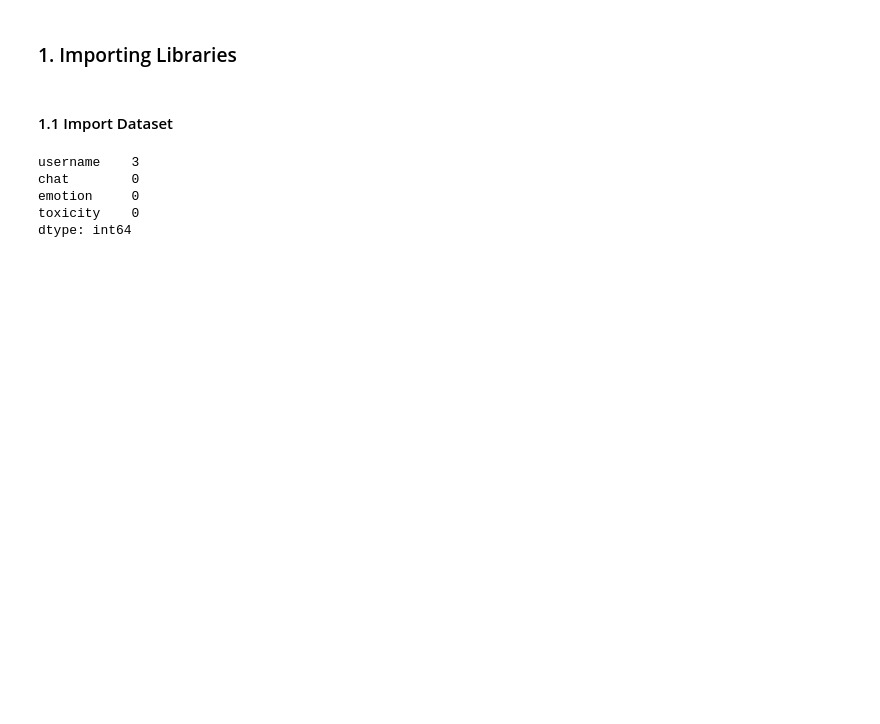
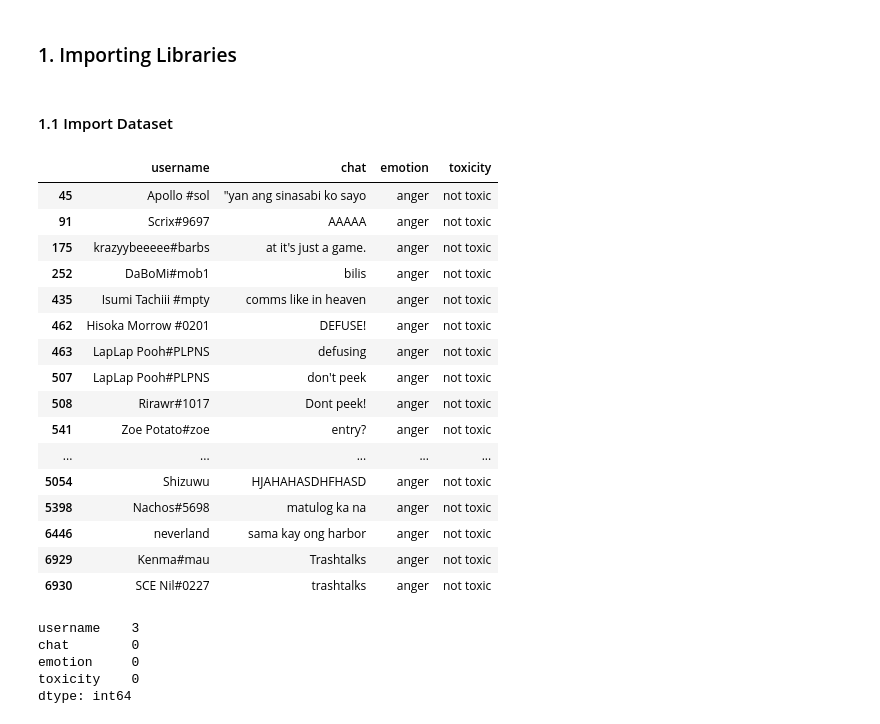
Before and after one commit to cooldragon12/model-multitask-learning, a Jupyter notebook: src/model.mtl.ipynb, the cells around one changed output. Cells and saved outputs as stored; diff of their text form; code cells hidden in the pictures; blank space fills up the shorter version.

```diff
--- a/src/model.mtl.ipynb
+++ b/src/model.mtl.ipynb
@@ -29,6 +29,28 @@ device = select_device('dml')
 name_8k_dataset = "Almost Balance_Dataset_ChattyTicket.csv"
 # %%
 df = pd.read_csv(f'../dataset/{name_8k_dataset}', encoding='utf-8')
+# %%
+a=df[df['emotion']=='anger']
+# %%
+a[df['toxicity'] == 'not toxic']
+# %% [output]
+|  | username | chat | emotion | toxicity |
+| 45 | Apollo #sol | "yan ang sinasabi ko sayo | anger | not toxic |
+| 91 | Scrix#9697 | AAAAA | anger | not toxic |
+| 175 | krazyybeeeee#barbs | at it's just a game. | anger | not toxic |
+| 252 | DaBoMi#mob1 | bilis | anger | not toxic |
+| 435 | Isumi Tachiii #mpty | comms like in heaven | anger | not toxic |
+| 462 | Hisoka Morrow #0201 | DEFUSE! | anger | not toxic |
+| 463 | LapLap Pooh#PLPNS | defusing | anger | not toxic |
+| 507 | LapLap Pooh#PLPNS | don't peek | anger | not toxic |
+| 508 | Rirawr#1017 | Dont peek! | anger | not toxic |
+| 541 | Zoe Potato#zoe | entry? | anger | not toxic |
+| ... | ... | ... | ... | ... |
+| 5054 | Shizuwu | HJAHAHASDHFHASD | anger | not toxic |
+| 5398 | Nachos#5698 | matulog ka na | anger | not toxic |
+| 6446 | neverland | sama kay ong harbor | anger | not toxic |
+| 6929 | Kenma#mau | Trashtalks | anger | not toxic |
+| 6930 | SCE Nil#0227 | trashtalks | anger | not toxic |
 # %%
 # check for any null values
 print(df.isnull().sum())
```
Also changed, not shown: parts of 16 cells of this notebook, 41 other files.
